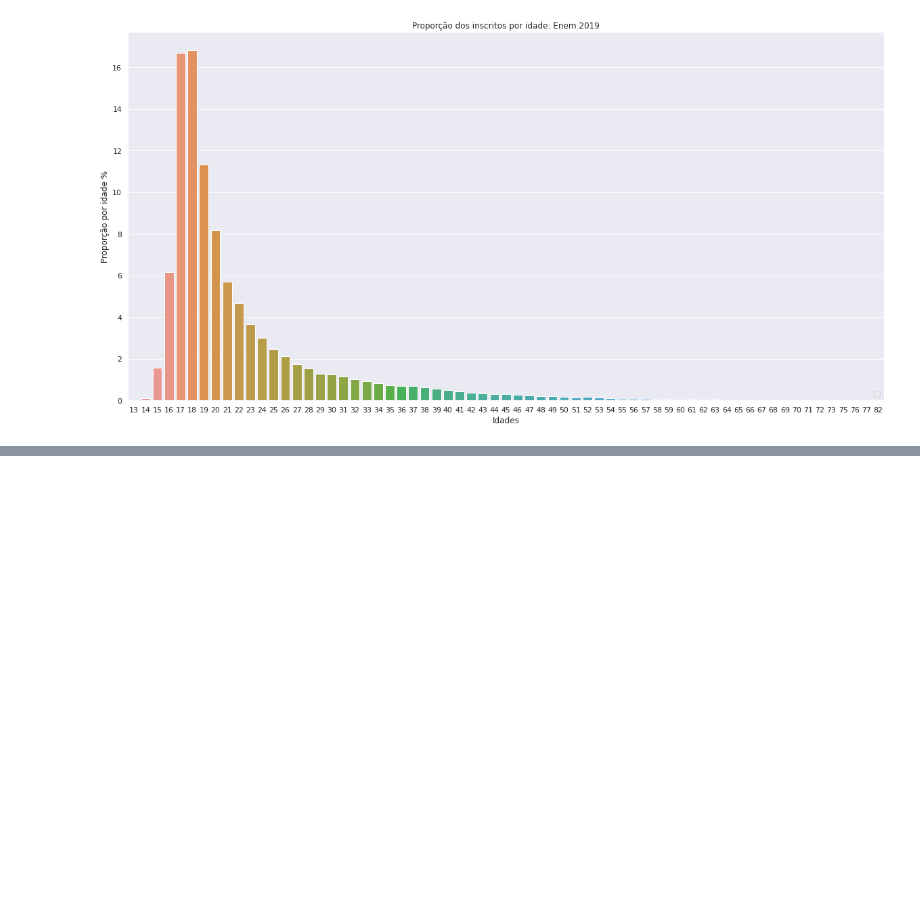
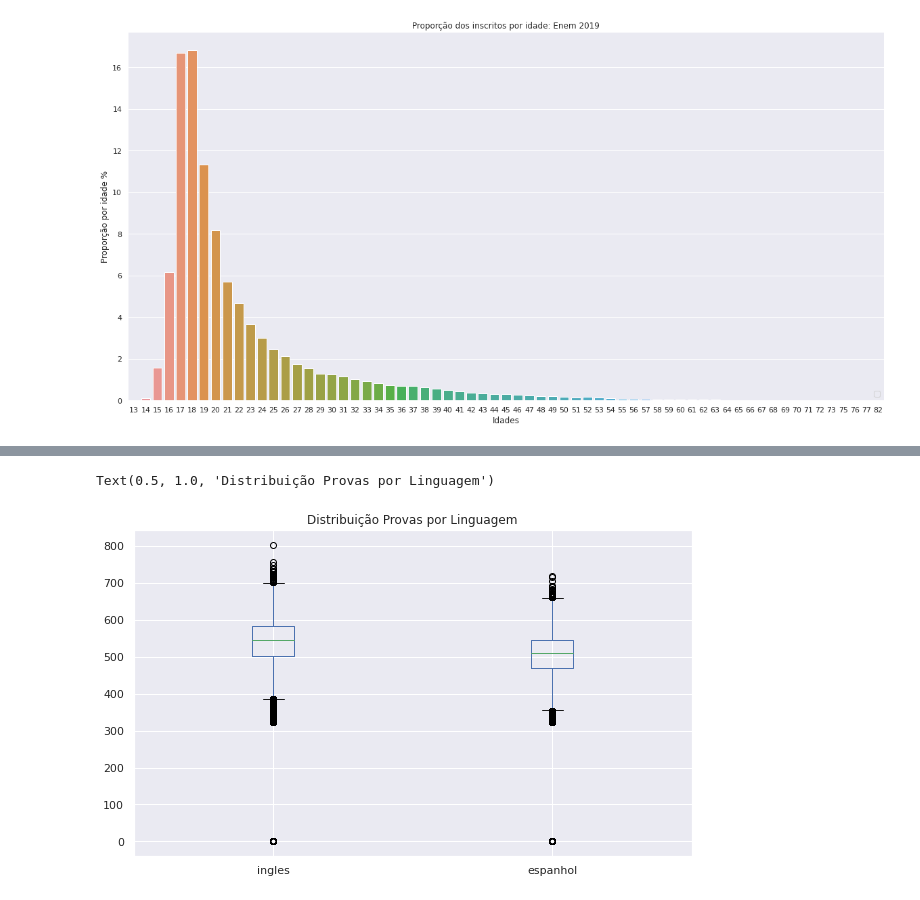
Before and after one commit to victorsantanaa/imersaoDadosAlura, a Jupyter notebook: Desafios_Aula_1.ipynb, the cells around one changed output, grey strips where cells are left out. Drawn from its saved outputs; the diff is of its cells as text; code cells hidden in the pictures; blank space fills up the shorter version.

```diff
--- a/Desafios_Aula_1.ipynb
+++ b/Desafios_Aula_1.ipynb
@@ -85,0 +83,13 @@ Name: SG_UF_RESIDENCIA, dtype: int64
+# %%
+#Desafio 05: Comprar distribuição nas provas de Espanhol e Inglês (histograma ou boxplot)
+linguas = {
+    'ingles' : dados.query("TP_LINGUA == 0")["NU_NOTA_LC"],
+    'espanhol' : dados.query("TP_LINGUA == 1")["NU_NOTA_LC"],
+}
+
+dadosLinguas = pd.DataFrame(linguas)
+dadosLinguas.plot.box(grid = True, figsize=(10,6))
+plt.title("Distribuição Provas por Linguagem")
+# %% [output]
+Text(0.5, 1.0, 'Distribuição Provas por Linguagem')
+[figure, added]
```
Also changed, not shown: parts of 5 cells of this notebook.
